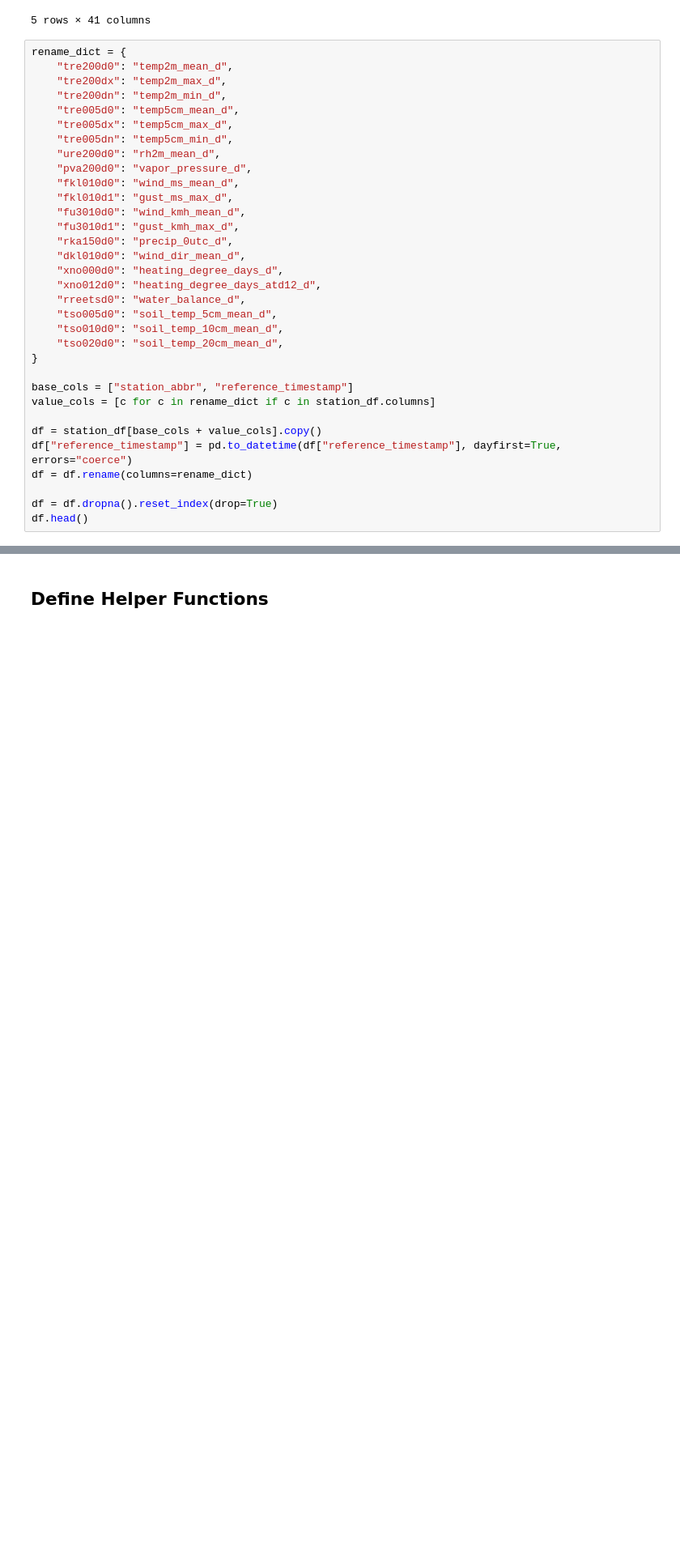
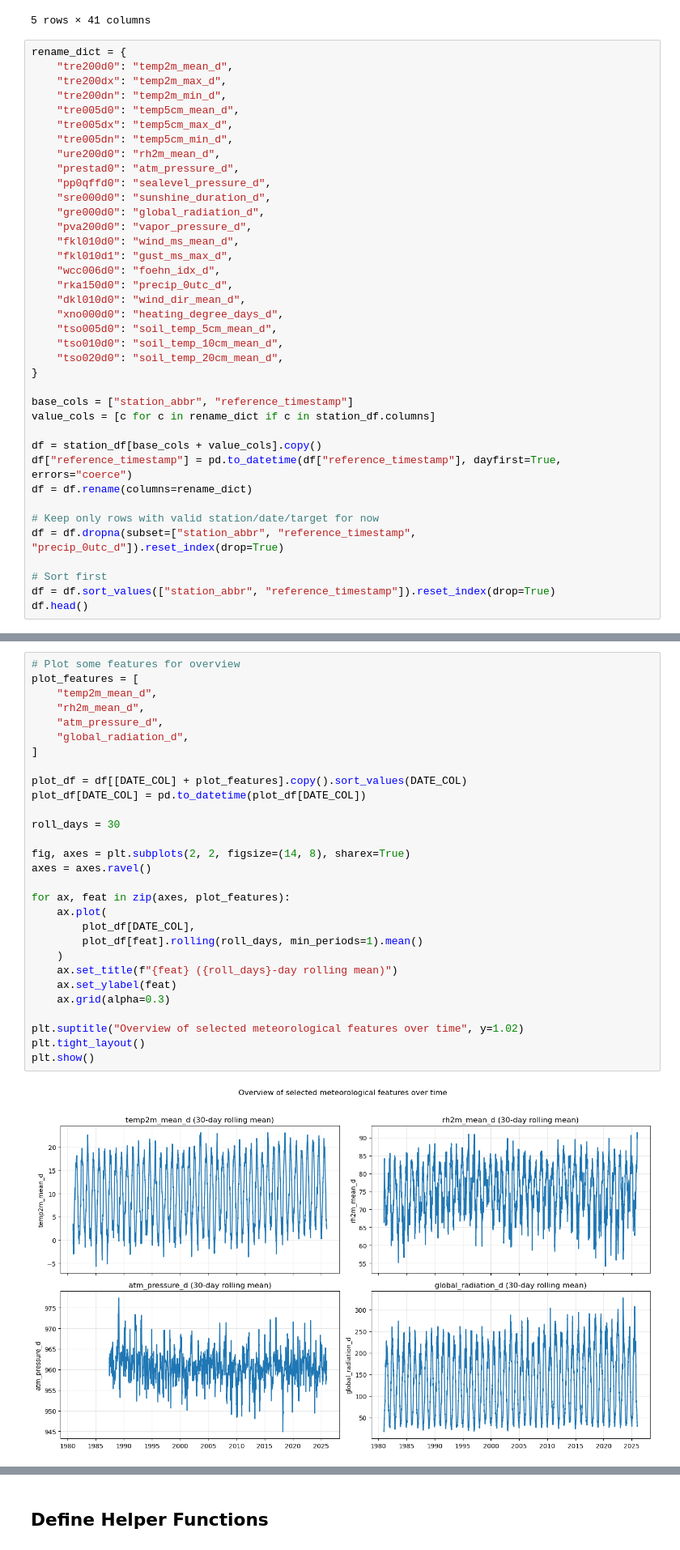
Before and after one commit to Lagpi/Bioinspired_Alg, a Jupyter notebook: BioInsp_alg.ipynb, the cells around one changed output, grey strips where cells are left out. Shown at 81% size. Saved outputs shown, nothing was run; the diff lists cells and outputs as text; blank space fills up the shorter version.

```diff
--- a/BioInsp_alg.ipynb
+++ b/BioInsp_alg.ipynb
@@ -98,16 +172,17 @@ rename_dict = {
     "tre005dx": "temp5cm_max_d",
     "tre005dn": "temp5cm_min_d",
     "ure200d0": "rh2m_mean_d",
+    "prestad0": "atm_pressure_d",
+    "pp0qffd0": "sealevel_pressure_d",
+    "sre000d0": "sunshine_duration_d",
+    "gre000d0": "global_radiation_d",
     "pva200d0": "vapor_pressure_d",
     "fkl010d0": "wind_ms_mean_d",
     "fkl010d1": "gust_ms_max_d",
-    "fu3010d0": "wind_kmh_mean_d",
-    "fu3010d1": "gust_kmh_max_d",
+    "wcc006d0": "foehn_idx_d",
     "rka150d0": "precip_0utc_d",
     "dkl010d0": "wind_dir_mean_d",
     "xno000d0": "heating_degree_days_d",
-    "xno012d0": "heating_degree_days_atd12_d",
-    "rreetsd0": "water_balance_d",
     "tso005d0": "soil_temp_5cm_mean_d",
     "tso010d0": "soil_temp_10cm_mean_d",
     "tso020d0": "soil_temp_20cm_mean_d",
@@ -120,7 +195,11 @@ df = station_df[base_cols + value_cols].copy()
 df["reference_timestamp"] = pd.to_datetime(df["reference_timestamp"], dayfirst=True, errors="coerce")
 df = df.rename(columns=rename_dict)
 
-df = df.dropna().reset_index(drop=True)
+# Keep only rows with valid station/date/target for now
+df = df.dropna(subset=["station_abbr", "reference_timestamp", "precip_0utc_d"]).reset_index(drop=True)
+
+# Sort first
+df = df.sort_values(["station_abbr", "reference_timestamp"]).reset_index(drop=True)
 df.head()
 # %% [output]
 |  | station_abbr | reference_timestamp | temp2m_mean_d | temp2m_max_d | temp2m_min_d | temp5cm_mean_d | ... |
@@ -232,0 +325,31 @@ Num candidate features (after lags): 26
+# %%
+# Plot some features for overview
+plot_features = [
+    "temp2m_mean_d",
+    "rh2m_mean_d",
+    "atm_pressure_d",
+    "global_radiation_d",
+]
+
+plot_df = df[[DATE_COL] + plot_features].copy().sort_values(DATE_COL)
+plot_df[DATE_COL] = pd.to_datetime(plot_df[DATE_COL])
+
+roll_days = 30
+
+fig, axes = plt.subplots(2, 2, figsize=(14, 8), sharex=True)
+axes = axes.ravel()
+
+for ax, feat in zip(axes, plot_features):
+    ax.plot(
+        plot_df[DATE_COL],
+        plot_df[feat].rolling(roll_days, min_periods=1).mean()
+    )
+    ax.set_title(f"{feat} ({roll_days}-day rolling mean)")
+    ax.set_ylabel(feat)
+    ax.grid(alpha=0.3)
+
+plt.suptitle("Overview of selected meteorological features over time", y=1.02)
+plt.tight_layout()
+plt.show()
+# %% [output]
+[figure, added]
```
Also changed, not shown: parts of 37 cells of this notebook.
